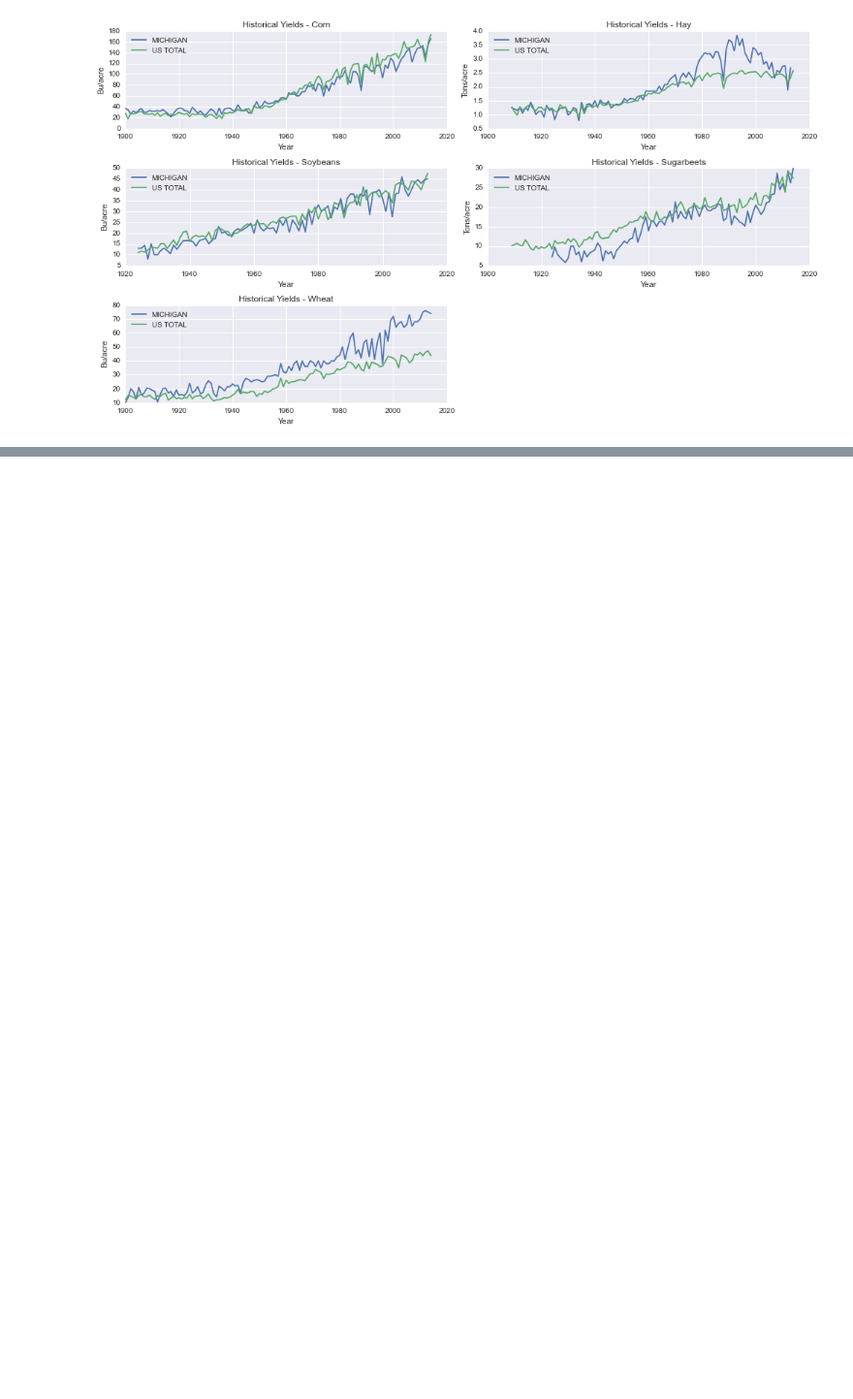
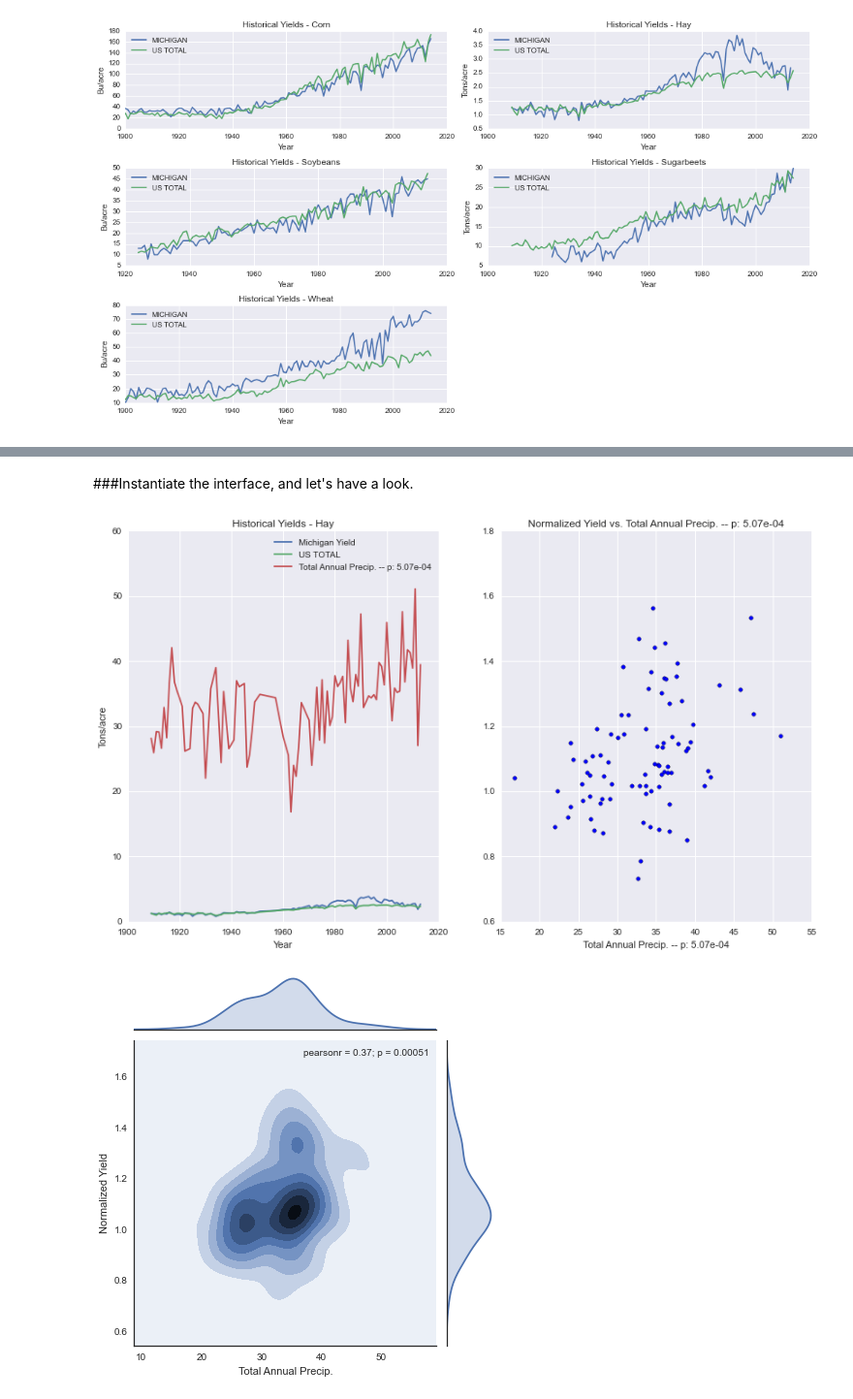
Before and after one commit to dbjohnson/dbj-ipython, a Jupyter notebook: Michigan Crop Yield Analysis/Michigan Crop Yield vs. Weather Analysis.ipynb, the cells around one changed output, grey strips where cells are left out. Shown at 97% size. Drawn from its saved outputs; the diff is of its cells as text; code cells hidden in the pictures; blank space fills up the shorter version.

```diff
--- a/Michigan Crop Yield Analysis/Michigan Crop Yield Climate Analysis.ipynb
+++ b/Michigan Crop Yield Analysis/Michigan Crop Yield vs. Weather Analysis.ipynb
@@ -1,15 +3,10 @@
 # %%
-import matplotlib
 %matplotlib inline
 import pylab as plt
 import seaborn as sns
 import pandas as pd
 import numpy as np
 import scipy.stats
-import itertools
 from IPython.html import widgets
 from collections import defaultdict
 from collections import OrderedDict
-
-matplotlib.rcParams['figure.figsize'] = (14, 8)
-matplotlib.rcParams['figure.dpi'] = 80
@@ -119,0 +114,15 @@ for commodity, df_c in df_yield.groupby('Commodity'):
+# %%
+commodity_to_factor_label_to_pval_df = defaultdict(dict)
+for commodity, df_c in df_yield.groupby('Commodity'):
+    df_yield_pivot = df_c.pivot(index='Year', columns='State', values='Value')
+    df_yield_pivot = df_yield_pivot[~np.isnan(df_yield_pivot['MICHIGAN']) &
+                                    ~np.isnan(df_yield_pivot['US TOTAL'])]
+    df_yield_pivot['Normalized Yield'] = df_yield_pivot['MICHIGAN'] / df_yield_pivot['US TOTAL']
+    df_yield_pivot.rename(columns={'MICHIGAN': 'Michigan Yield'}, inplace=True)
+
+    for df_factor, label in factors_and_labels:
+        df = pd.merge(df_yield_pivot, df_factor, left_index=True, right_index=True)
+        df = df[~np.isnan(df[label]) & ~np.isnan(df['Michigan Yield'])]
+        r, p = scipy.stats.pearsonr(df[label], df['Michigan Yield'])
+        r, p_norm = scipy.stats.pearsonr(df[label], df['Normalized Yield'])
+        commodity_to_factor_label_to_pval_df[commodity][label] = (p, p_norm, df)
@@ -171,0 +193,10 @@ widgets.interact(lambda commodity, factor, kde: iw.jointplot_wrapper(commodity,
+# %% [markdown]
+###Instantiate the interface, and let's have a look.
+# %%
+iw = InteractWrapper()
+widgets.interact(lambda commodity, factor_label, kde, normalize_by_US_total:
+                 iw.jointplot_wrapper(commodity, factor_label, kde, normalize_by_US_total),
+                 commodity=commodities, factor_label=iw.factor_widget, kde=False, normalize_by_US_total=False);
+# %% [output]
+[figure, added]
+[figure, added]
```
Also changed, not shown: parts of 16 cells of this notebook, 2 other files.
